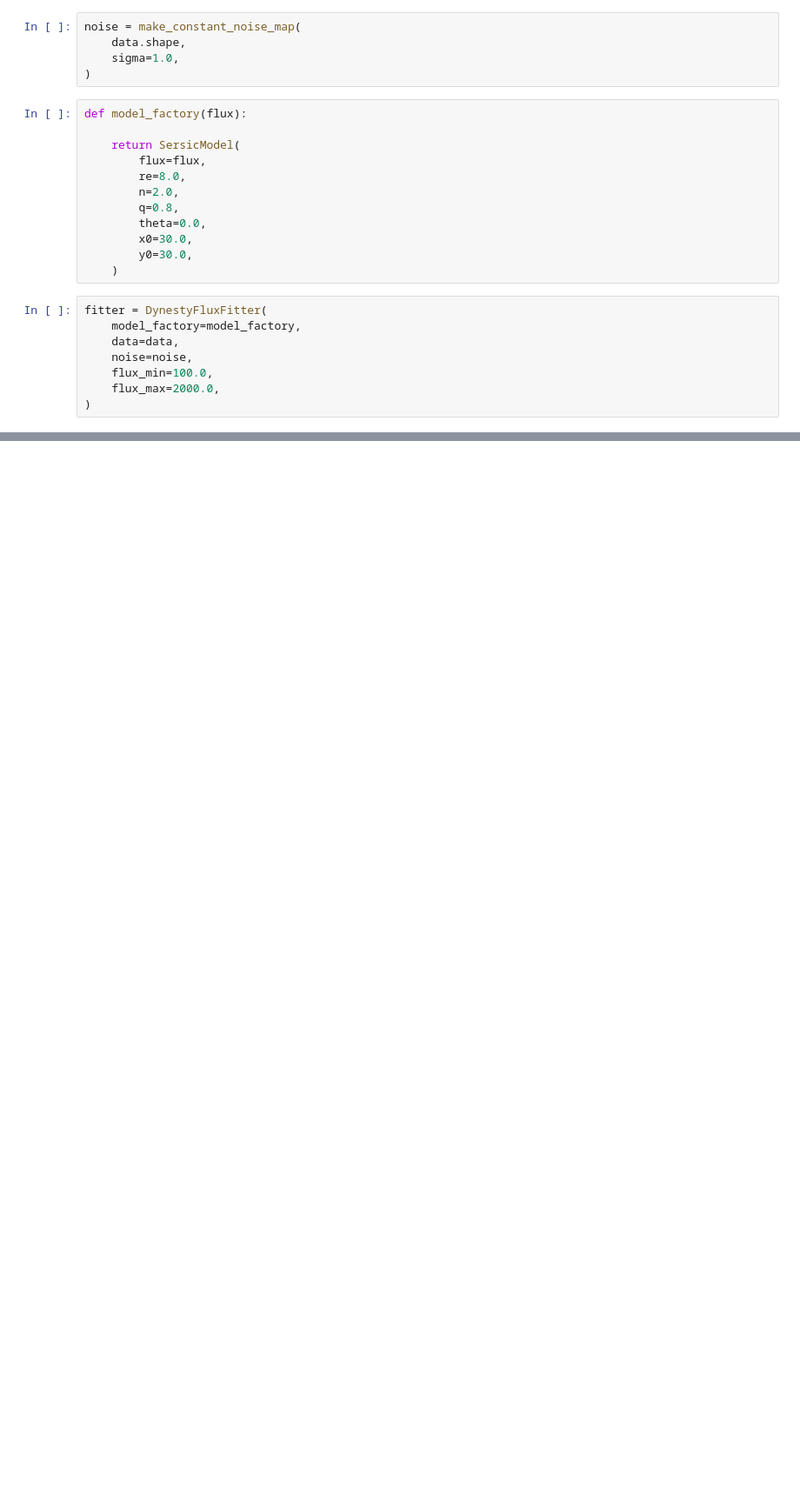
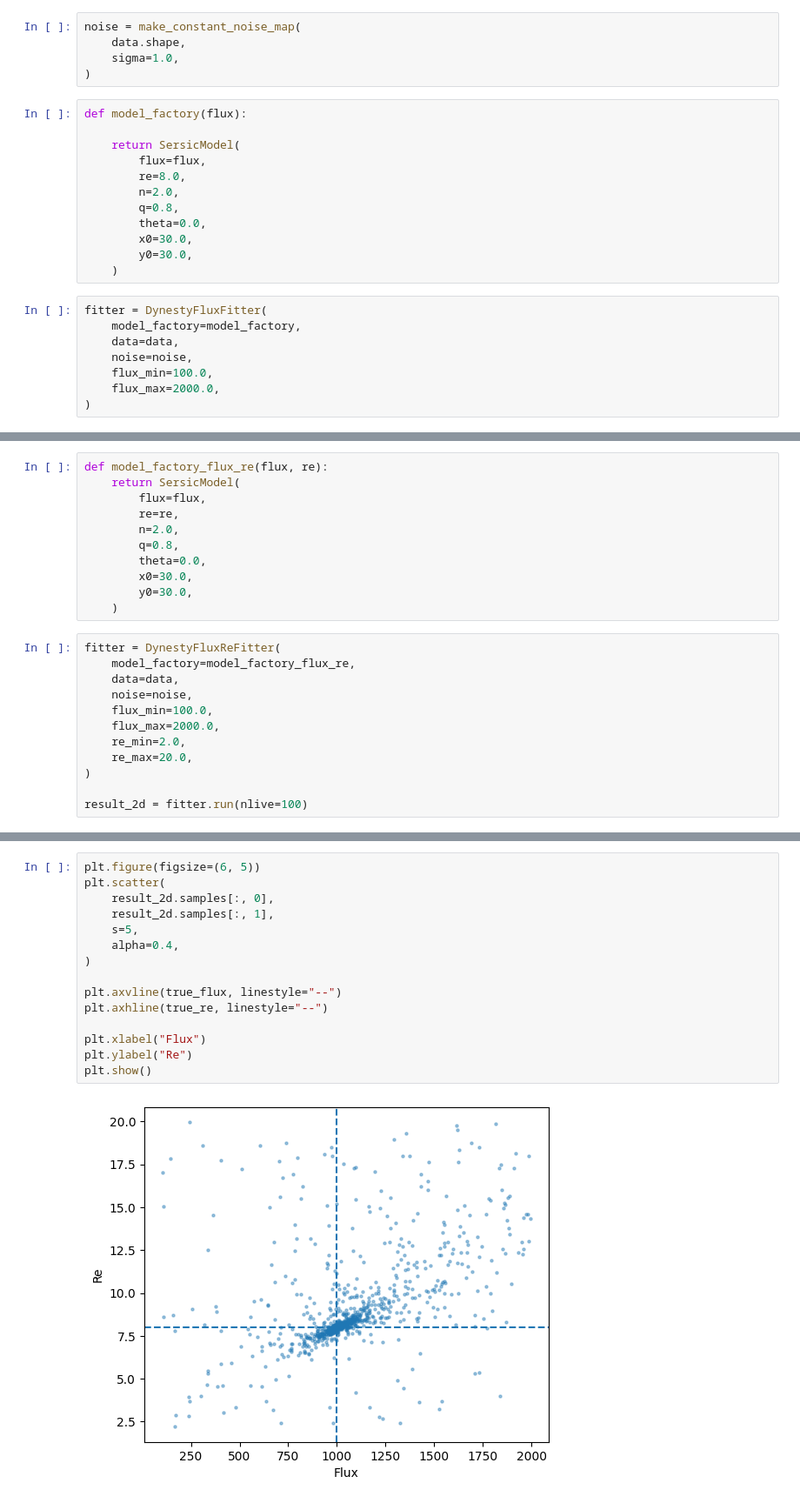
Before and after one commit to carlocannarozzophd/BayMorph, a Jupyter notebook: notebooks/01_single_sersic_fit.ipynb, the cells around one changed output, grey strips where cells are left out. Shown at 87% size. Cells and saved outputs as stored; diff of their text form; blank space fills up the shorter version.

Commit message:
Add dynesty flux-radius fitter

```diff
--- a/notebooks/01_single_sersic_fit.ipynb
+++ b/notebooks/01_single_sersic_fit.ipynb
@@ -112,0 +133,23 @@ plt.show()
+# %%
+def model_factory_flux_re(flux, re):
+    return SersicModel(
+        flux=flux,
+        re=re,
+        n=2.0,
+        q=0.8,
+        theta=0.0,
+        x0=30.0,
+        y0=30.0,
+    )
+# %%
+fitter = DynestyFluxReFitter(
+    model_factory=model_factory_flux_re,
+    data=data,
+    noise=noise,
+    flux_min=100.0,
+    flux_max=2000.0,
+    re_min=2.0,
+    re_max=20.0,
+)
+
+result_2d = fitter.run(nlive=100)
@@ -112,0 +169,17 @@ plt.show()
+# %%
+plt.figure(figsize=(6, 5))
+plt.scatter(
+    result_2d.samples[:, 0],
+    result_2d.samples[:, 1],
+    s=5,
+    alpha=0.4,
+)
+
+plt.axvline(true_flux, linestyle="--")
+plt.axhline(true_re, linestyle="--")
+
+plt.xlabel("Flux")
+plt.ylabel("Re")
+plt.show()
+# %% [output]
+[figure, added]
```
Also changed, not shown: parts of 8 cells of this notebook, 4 other files.
